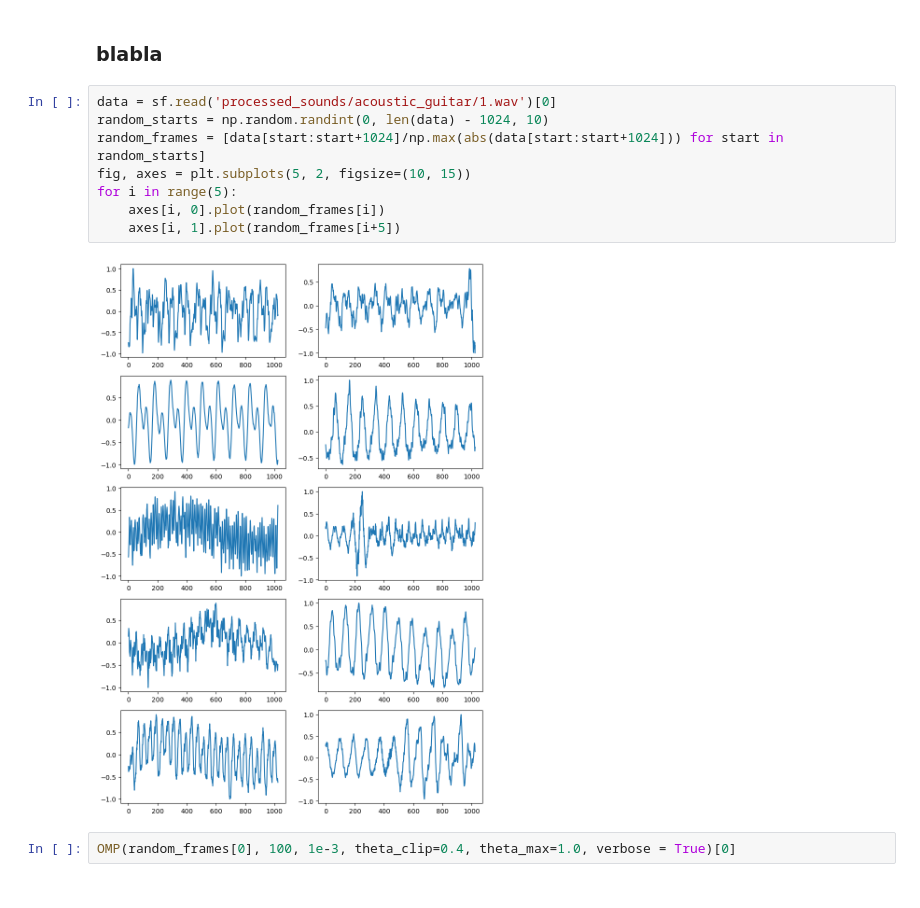
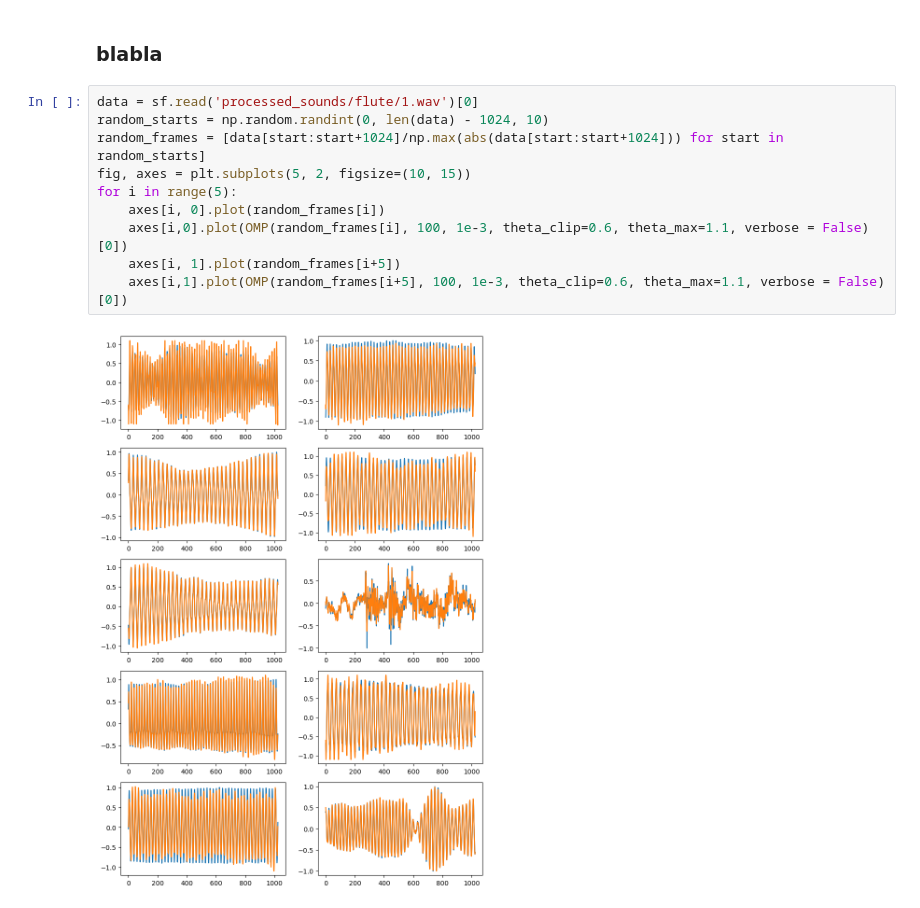
Before and after one commit to pierreaguie/C-OMP-for-Audio-Declipping, a Jupyter notebook: AudioDeclipping.ipynb, the cells around one changed output. Drawn from its saved outputs; the diff is of its cells as text.

```diff
--- a/AudioDeclipping.ipynb
+++ b/AudioDeclipping.ipynb
@@ -909,14 +911,14 @@ SolverError: Solver 'OSQP' failed. Try another solver, or solve with verbose=Tru
 # %% [markdown]
 ### blabla
 # %%
-data = sf.read('processed_sounds/acoustic_guitar/1.wav')[0]
+data = sf.read('processed_sounds/flute/1.wav')[0]
 random_starts = np.random.randint(0, len(data) - 1024, 10)
 random_frames = [data[start:start+1024]/np.max(abs(data[start:start+1024])) for start in random_starts]
 fig, axes = plt.subplots(5, 2, figsize=(10, 15))
 for i in range(5):
     axes[i, 0].plot(random_frames[i])
+    axes[i,0].plot(OMP(random_frames[i], 100, 1e-3, theta_clip=0.6, theta_max=1.1, verbose = False)[0])
     axes[i, 1].plot(random_frames[i+5])
+    axes[i,1].plot(OMP(random_frames[i+5], 100, 1e-3, theta_clip=0.6, theta_max=1.1, verbose = False)[0])
 # %% [output]
-[figure, old version]
+[figure, new version]
-# %%
-OMP(random_frames[0], 100, 1e-3, theta_clip=0.4, theta_max=1.0, verbose = True)[0]
```
Also changed, not shown: parts of 1 cell of this notebook.
